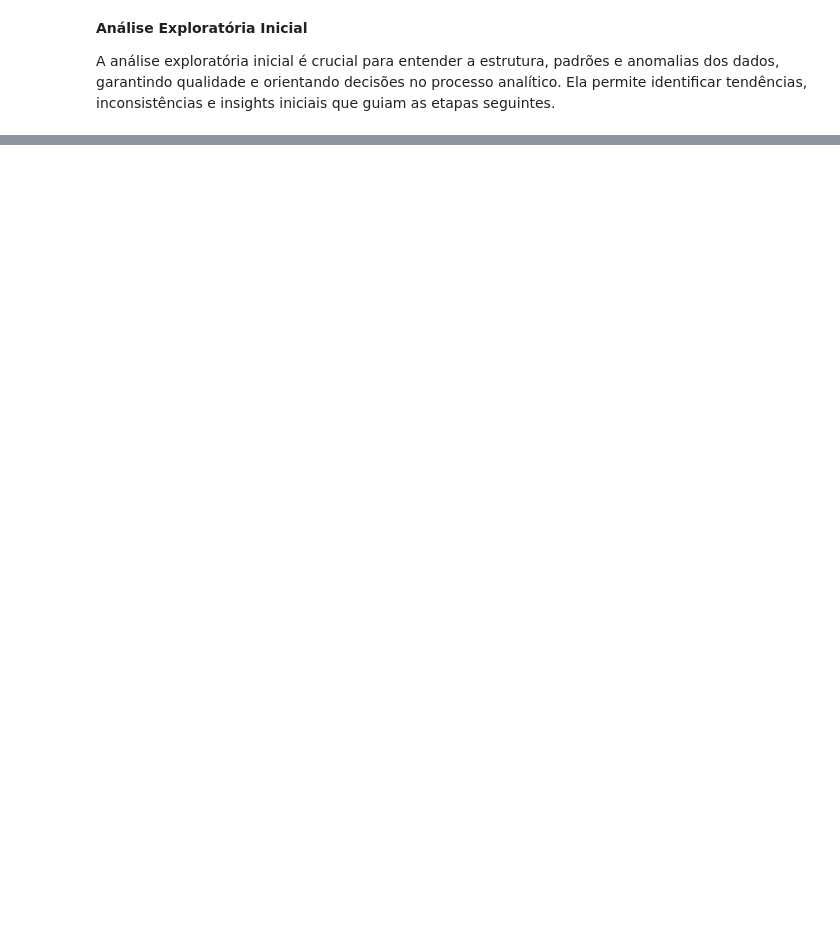
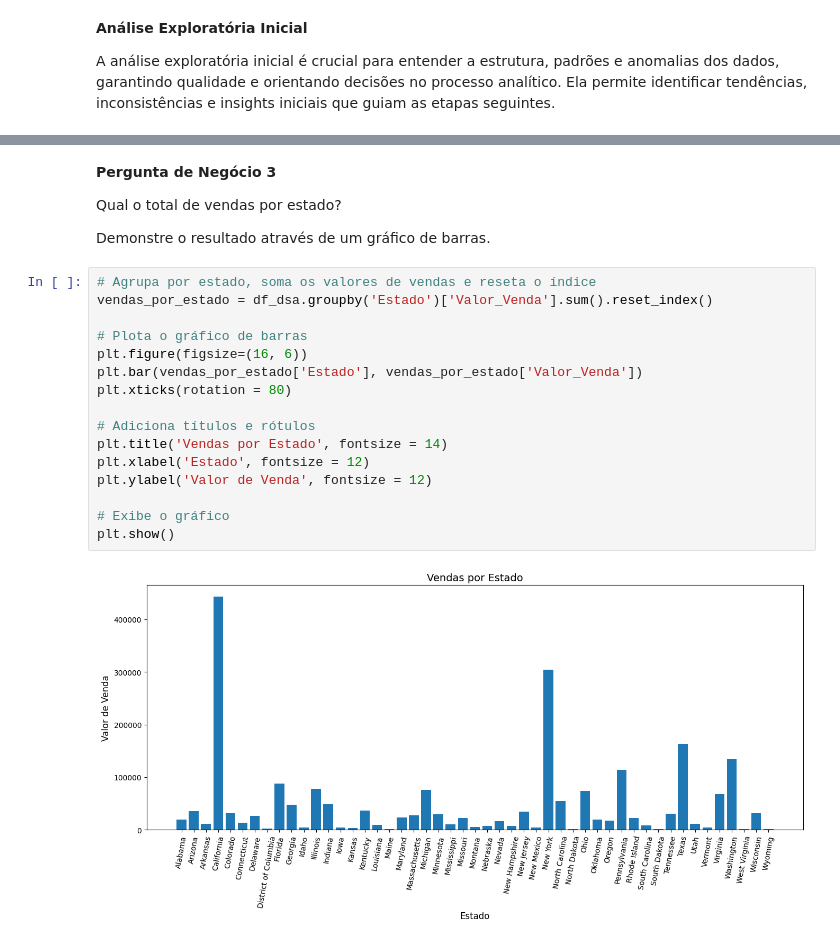
Before and after one commit to eduardoguimaraes90/Analise_Exploratoria_Dados_Varejo, a Jupyter notebook: Analise_Exploratoria_Python_Area_Varejo.ipynb, the cells around one changed output, grey strips where cells are left out. Saved outputs shown, nothing was run; the diff lists cells and outputs as text; blank space fills up the shorter version.

```diff
--- a/Analise_Exploratoria_Python_Area_Varejo.ipynb
+++ b/Analise_Exploratoria_Python_Area_Varejo.ipynb
@@ -45,0 +159,24 @@ A análise exploratória inicial é crucial para entender a estrutura, padrões
+# %% [markdown]
+**Pergunta de Negócio 3**
+
+Qual o total de vendas por estado?
+
+Demonstre o resultado através de um gráfico de barras.
+# %%
+# Agrupa por estado, soma os valores de vendas e reseta o índice
+vendas_por_estado = df_dsa.groupby('Estado')['Valor_Venda'].sum().reset_index()
+
+# Plota o gráfico de barras
+plt.figure(figsize=(16, 6))
+plt.bar(vendas_por_estado['Estado'], vendas_por_estado['Valor_Venda'])
+plt.xticks(rotation = 80)
+
+# Adiciona títulos e rótulos
+plt.title('Vendas por Estado', fontsize = 14)
+plt.xlabel('Estado', fontsize = 12)
+plt.ylabel('Valor de Venda', fontsize = 12)
+
+# Exibe o gráfico
+plt.show()
+# %% [output]
+[figure, added]
```
Also changed, not shown: parts of 15 cells of this notebook.
